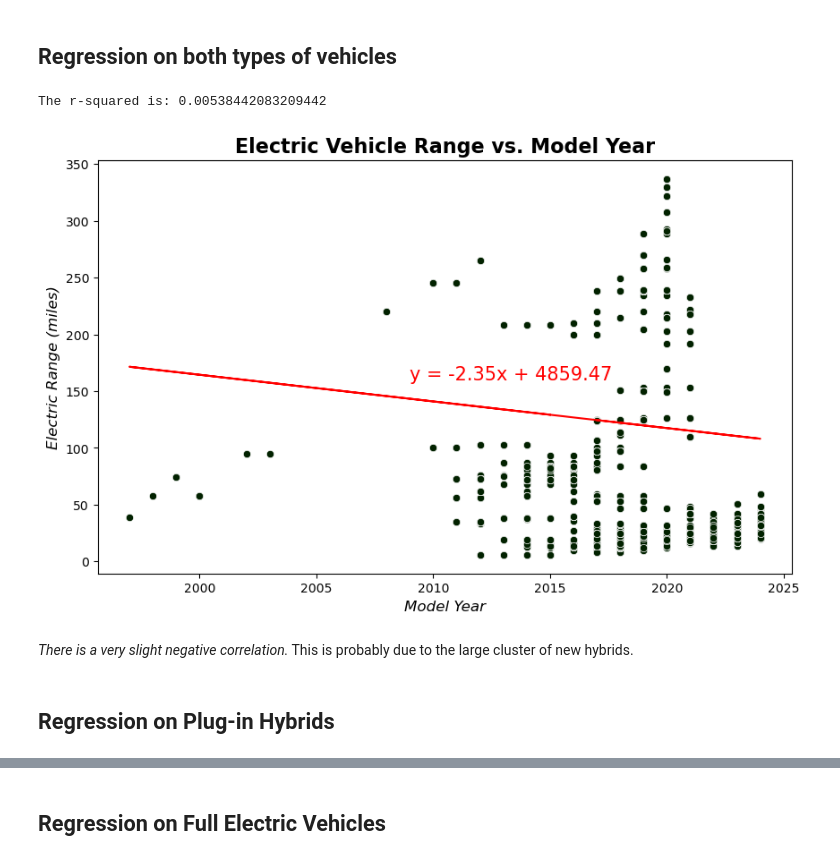
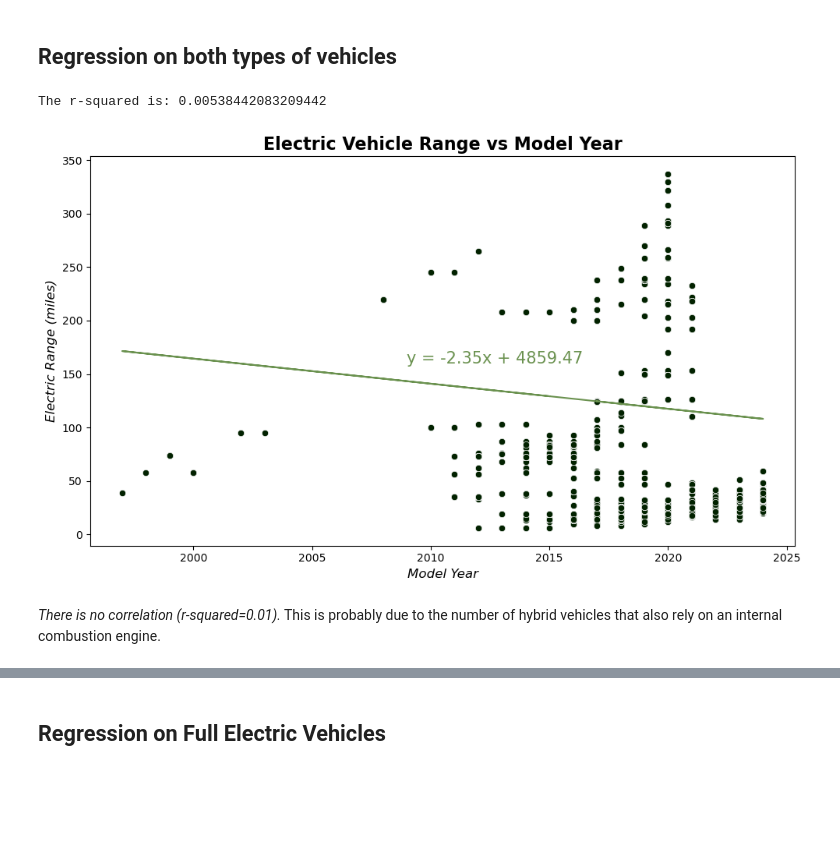
Before and after one commit to wrp94/project-1-group-02, a Jupyter notebook: regressions/linear_regression.ipynb, the cells around one changed output, grey strips where cells are left out. Saved outputs shown, nothing was run; the diff lists cells and outputs as text; code cells hidden in the pictures; blank space fills up the shorter version.

```diff
--- a/regressions/linear_regression.ipynb
+++ b/regressions/linear_regression.ipynb
@@ -26,28 +61,30 @@ df.head()
 # %% [markdown]
 ## Regression on both types of vehicles
-# %%
-ranges = df["Electric Range"]
-model_year = df["Model Year"]
-
-(slope, intercept, rvalue, pvalue, stderr) = linregress(model_year, ranges)
-line_eq = f"y = {slope:.2f}x + {intercept:.2f}"
-regress_values = slope * model_year + intercept
-
-plt.figure(figsize=(10, 6))
-
-sns.scatterplot(x=model_year, y=ranges, color="#022200")
-plt.plot(model_year, regress_values, "r-")
-
-plt.title("Electric Vehicle Range vs. Model Year", fontsize=16, fontweight="bold")
-plt.ylabel("Electric Range (miles)", fontsize=12, fontstyle="italic")
-plt.xlabel("Model Year", fontsize=12, fontstyle="italic")
-
-plt.annotate(line_eq, (2009, 160), fontsize=15, color="red")
-
-print(f"The r-squared is: {rvalue**2}")
-plt.show()
-# %% [output]
-The r-squared is: 0.00538442083209442
-[figure, removed]
+# %%
+# plot combined range vs. model year with the regression line
+
+# set up variables for linear regression and plotting
+ranges = df["Electric Range"]
+model_year = df["Model Year"]
+title = "Electric Vehicle Range vs Model Year"
+xlabel = "Model Year"
+ylabel = "Electric Range (miles)"
+
+# plot
+line_eq, rvalue = linear_plot(model_year, ranges, xlabel, ylabel, title)
+
+# add regression line equation
+plt.annotate(line_eq, (2009, 160), fontsize=15, color="#6B9250")
+
+# print r-squared
+print(f"The r-squared is: {rvalue**2}")
+
+# save/show plot
+plt.tight_layout()
+plt.savefig("images/combined_regression.png")
+plt.show()
+# %% [output]
+The r-squared is: 0.00538442083209442
+[figure, added]
 # %% [markdown]
-*There is a very slight negative correlation.* This is probably due to the large cluster of new hybrids.
+*There is no correlation (r-squared=0.01).* This is probably due to the number of hybrid vehicles that also rely on an internal combustion engine.
@@ -58,2 +90,0 @@ full_electric_df = df.loc[df["Electric Vehicle Type"].str.contains("BEV")]
-# %% [markdown]
-## Regression on Plug-in Hybrids
```
Also changed, not shown: parts of 14 cells of this notebook, 19 other files.
